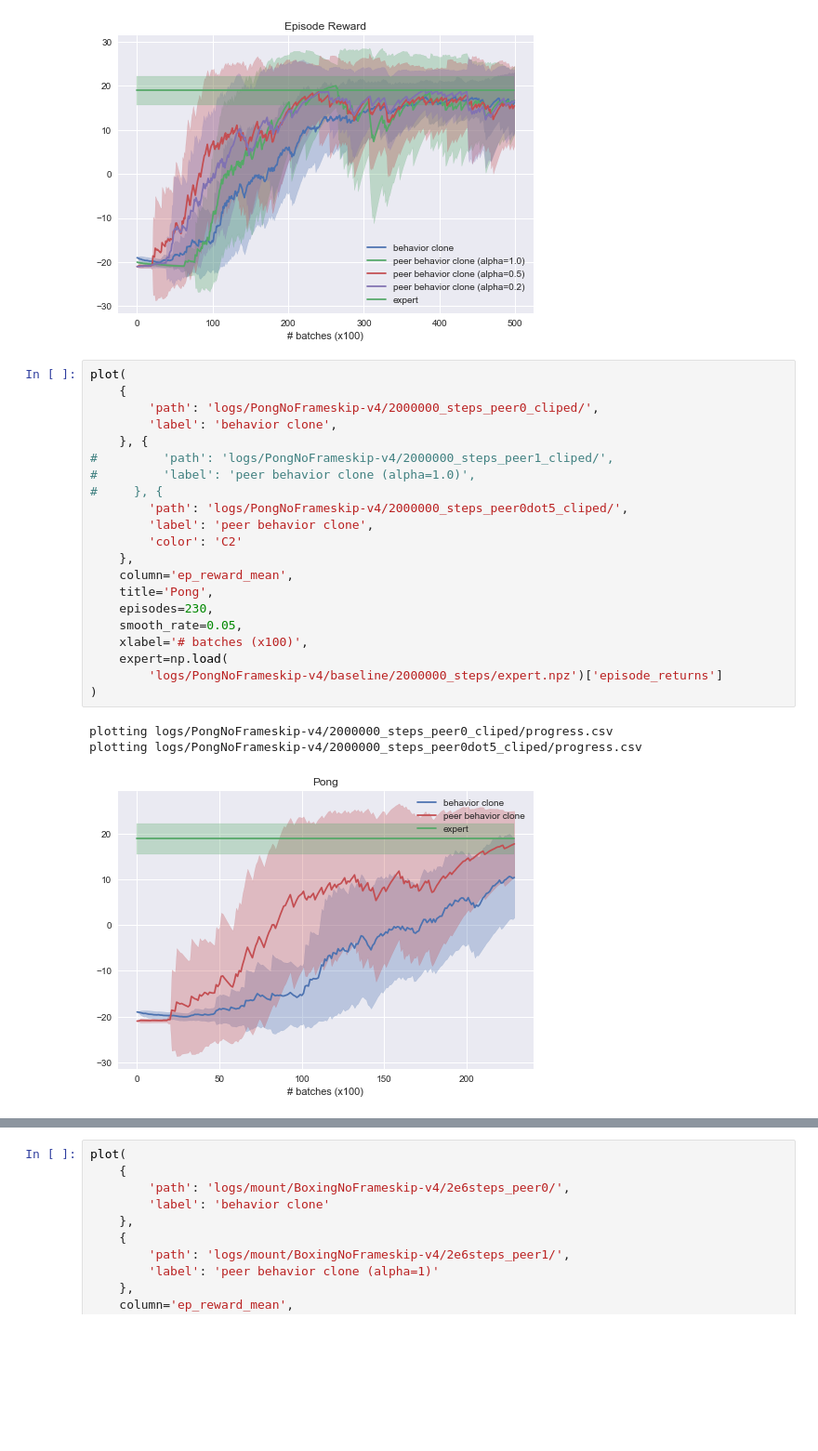
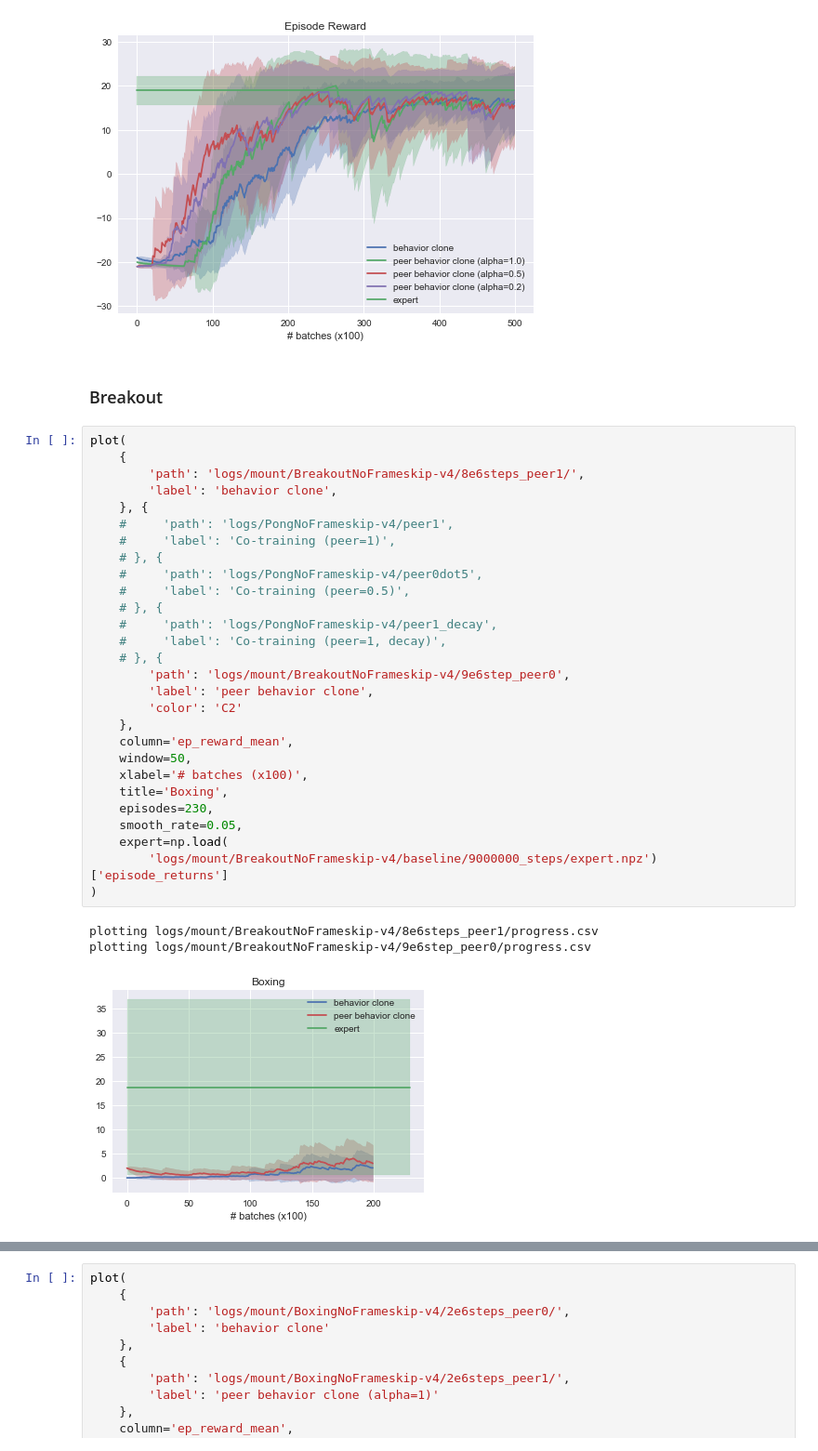
Before and after one commit to gohsyi/peer_bc_ct, a Jupyter notebook: plotter.ipynb, the cells around one changed output, grey strips where cells are left out. Shown at 93% size. Drawn from its saved outputs; the diff is of its cells as text; blank space fills up the shorter version.

```diff
--- a/plotter.ipynb
+++ b/plotter.ipynb
@@ -188,28 +424,37 @@ plotting logs/PongNoFrameskip-v4/2000000_steps_peer1_cliped/progress.csv
 plotting logs/PongNoFrameskip-v4/2000000_steps_peer0dot5_cliped/progress.csv
 plotting logs/PongNoFrameskip-v4/2000000_steps_peer0dot2/progress.csv
 [figure]
+# %% [markdown]
+### Breakout
 # %%
 plot(
     {
-        'path': 'logs/PongNoFrameskip-v4/2000000_steps_peer0_cliped/',
+        'path': 'logs/mount/BreakoutNoFrameskip-v4/8e6steps_peer1/',
         'label': 'behavior clone',
     }, {
-#         'path': 'logs/PongNoFrameskip-v4/2000000_steps_peer1_cliped/',
-#         'label': 'peer behavior clone (alpha=1.0)',
-#     }, {
-        'path': 'logs/PongNoFrameskip-v4/2000000_steps_peer0dot5_cliped/',
+    #     'path': 'logs/PongNoFrameskip-v4/peer1',
+    #     'label': 'Co-training (peer=1)',
+    # }, {
+    #     'path': 'logs/PongNoFrameskip-v4/peer0dot5',
+    #     'label': 'Co-training (peer=0.5)',
+    # }, {
+    #     'path': 'logs/PongNoFrameskip-v4/peer1_decay',
+    #     'label': 'Co-training (peer=1, decay)',
+    # }, {
+        'path': 'logs/mount/BreakoutNoFrameskip-v4/9e6step_peer0',
         'label': 'peer behavior clone',
         'color': 'C2'
     },
     column='ep_reward_mean',
-    title='Pong',
+    window=50,
+    xlabel='# batches (x100)',
+    title='Boxing',
     episodes=230,
     smooth_rate=0.05,
-    xlabel='# batches (x100)',
     expert=np.load(
-        'logs/PongNoFrameskip-v4/baseline/2000000_steps/expert.npz')['episode_returns']
+        'logs/mount/BreakoutNoFrameskip-v4/baseline/9000000_steps/expert.npz')['episode_returns']
 )
 # %% [output]
-plotting logs/PongNoFrameskip-v4/2000000_steps_peer0_cliped/progress.csv
-plotting logs/PongNoFrameskip-v4/2000000_steps_peer0dot5_cliped/progress.csv
+plotting logs/mount/BreakoutNoFrameskip-v4/8e6steps_peer1/progress.csv
+plotting logs/mount/BreakoutNoFrameskip-v4/9e6step_peer0/progress.csv
-[figure, old version]
+[figure, new version]
```
Also changed, not shown: parts of 30 cells of this notebook, 1 other file.
